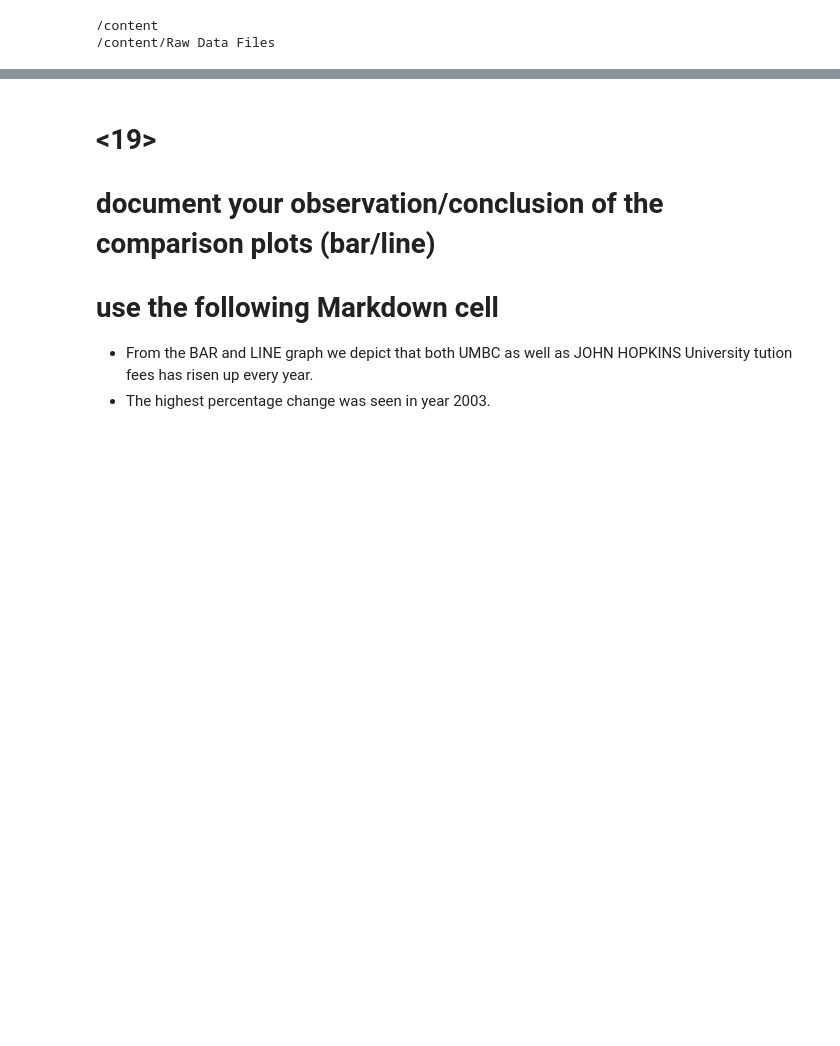
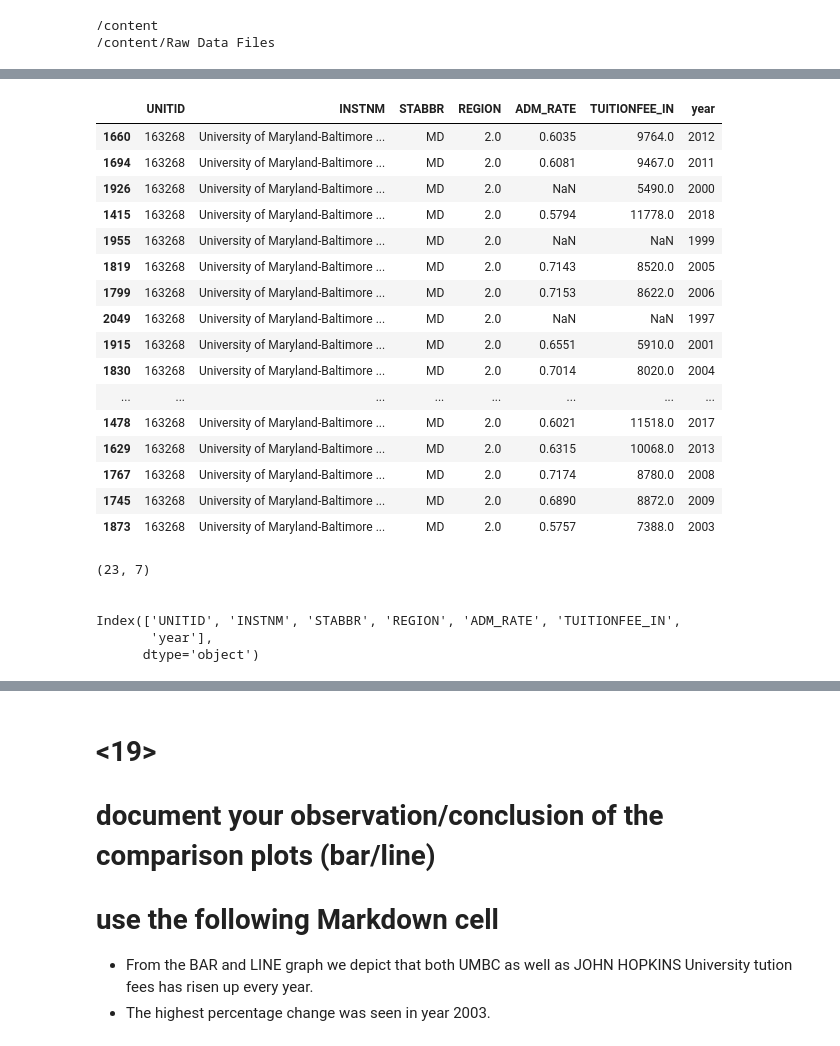
Before and after one commit to kq49539/DATA690-ATMAN, a Jupyter notebook: assignment_06/assignment_06.ipynb, the cells around one changed output, grey strips where cells are left out. Cells and saved outputs as stored; diff of their text form; code cells hidden in the pictures; blank space fills up the shorter version.

```diff
--- a/assignment_06/assignment_06.ipynb
+++ b/assignment_06/assignment_06.ipynb
@@ -691,0 +123,32 @@ df_final.plot.line(x = 'year', y = ['UMBC_PCT', 'JHU_PCT'], figsize = (10, 8))
+# %%
+# <5>
+# Now that you have a clean list of the yearly files, you want to loop through them
+# and read them into a dataframe one at a time. You only load six columns:
+# ["UNITID", "INSTNM", "STABBR", "REGION", "ADM_RATE", "TUITIONFEE_IN"].
+# You should use "usecols" option of Pandas to avoid reading unwanted columns.
+# You also want to add a new column call "YEAR" to differentiate the data frames from each other.
+# The YEAR variable should be yyyy format so tht you can convert them into integer.
+# if you use the format yyyy-yy (such as 1997-98 school year), you will not be able to convert them directly to integer
+# if you use scatter plot, the YEAR needs to be converted to integer or float.
+#
+# You would use an empty list and append the yearly dataframes to the list.
+# After all data files are loaded and appended to the list, you would use Pandas to concatenate them into a
+# new single data frame.
+# Note: this exercise incorporates many techques we learned before
+# - list (creating an empty, append an item to the list)
+# - for loop
+# - read only the needed columns from a file (using usecols option)
+# - add a new column to a data frame
+# - concatenate multiple dataframes into a single one
+# This exercise may appear a big challenging but it worths the effort. You will learn a lot and  love it. I promise.
+
+college = []
+def read(x):
+    df = pd.read_csv(a+'/'+x,usecols=['UNITID', 'INSTNM', 'STABBR' , 'REGION' , 'ADM_RATE' , 'TUITIONFEE_IN'])
+    df['year'] = x.split('_')[0].replace('MERGED','')
+    college.append(df)
+
+for x in files:
+    read(x)
+# %%
+new_df = pd.concat(college)
@@ -691,0 +231,43 @@ df_final.plot.line(x = 'year', y = ['UMBC_PCT', 'JHU_PCT'], figsize = (10, 8))
+# %%
+# <7>
+# the dataframe contains many years of data of all U.S. colleges.
+# let's just look at UMBC
+# filter/query the dataframe to retrieve only rows that belong to UMBC
+# save the UMNC data to a new data frame. using a new variable
+# so that the old big data frame is still available for later use.
+
+#df_UMBC=df1.query('INSTNM=="University of Maryland-Baltimore County"')
+college_UMBC = new_df[new_df['INSTNM']== "University of Maryland-Baltimore County"]
+college_UMBC
+# %% [output]
+|  | UNITID | INSTNM | STABBR | REGION | ADM_RATE | TUITIONFEE_IN | year |
+| 1660 | 163268 | University of Maryland-Baltimore ... | MD | 2.0 | 0.6035 | 9764.0 | 2012 |
+| 1694 | 163268 | University of Maryland-Baltimore ... | MD | 2.0 | 0.6081 | 9467.0 | 2011 |
+| 1926 | 163268 | University of Maryland-Baltimore ... | MD | 2.0 | NaN | 5490.0 | 2000 |
+| 1415 | 163268 | University of Maryland-Baltimore ... | MD | 2.0 | 0.5794 | 11778.0 | 2018 |
+| 1955 | 163268 | University of Maryland-Baltimore ... | MD | 2.0 | NaN | NaN | 1999 |
+| 1819 | 163268 | University of Maryland-Baltimore ... | MD | 2.0 | 0.7143 | 8520.0 | 2005 |
+| 1799 | 163268 | University of Maryland-Baltimore ... | MD | 2.0 | 0.7153 | 8622.0 | 2006 |
+| 2049 | 163268 | University of Maryland-Baltimore ... | MD | 2.0 | NaN | NaN | 1997 |
+| 1915 | 163268 | University of Maryland-Baltimore ... | MD | 2.0 | 0.6551 | 5910.0 | 2001 |
+| 1830 | 163268 | University of Maryland-Baltimore ... | MD | 2.0 | 0.7014 | 8020.0 | 2004 |
+| ... | ... | ... | ... | ... | ... | ... | ... |
+| 1478 | 163268 | University of Maryland-Baltimore ... | MD | 2.0 | 0.6021 | 11518.0 | 2017 |
+| 1629 | 163268 | University of Maryland-Baltimore ... | MD | 2.0 | 0.6315 | 10068.0 | 2013 |
+| 1767 | 163268 | University of Maryland-Baltimore ... | MD | 2.0 | 0.7174 | 8780.0 | 2008 |
+| 1745 | 163268 | University of Maryland-Baltimore ... | MD | 2.0 | 0.6890 | 8872.0 | 2009 |
+| 1873 | 163268 | University of Maryland-Baltimore ... | MD | 2.0 | 0.5757 | 7388.0 | 2003 |
+# %%
+# <8>
+# Explore this UMBC dataframe (# of observations, varibles, head, tail, sample, missing values, statistics,etc.)
+
+print(college_UMBC.shape)
+print('\n')
+print(college_UMBC.columns)
+# %% [output]
+(23, 7)
+
+
+Index(['UNITID', 'INSTNM', 'STABBR', 'REGION', 'ADM_RATE', 'TUITIONFEE_IN',
+       'year'],
+      dtype='object')
```
Also changed, not shown: parts of 58 cells of this notebook.
